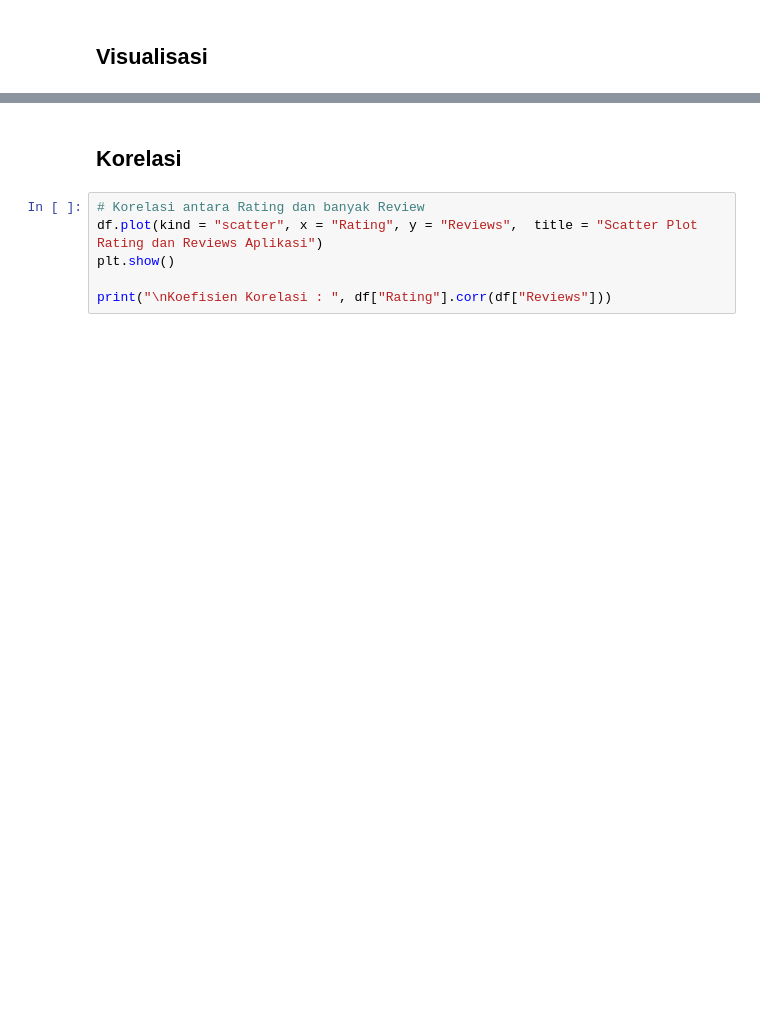
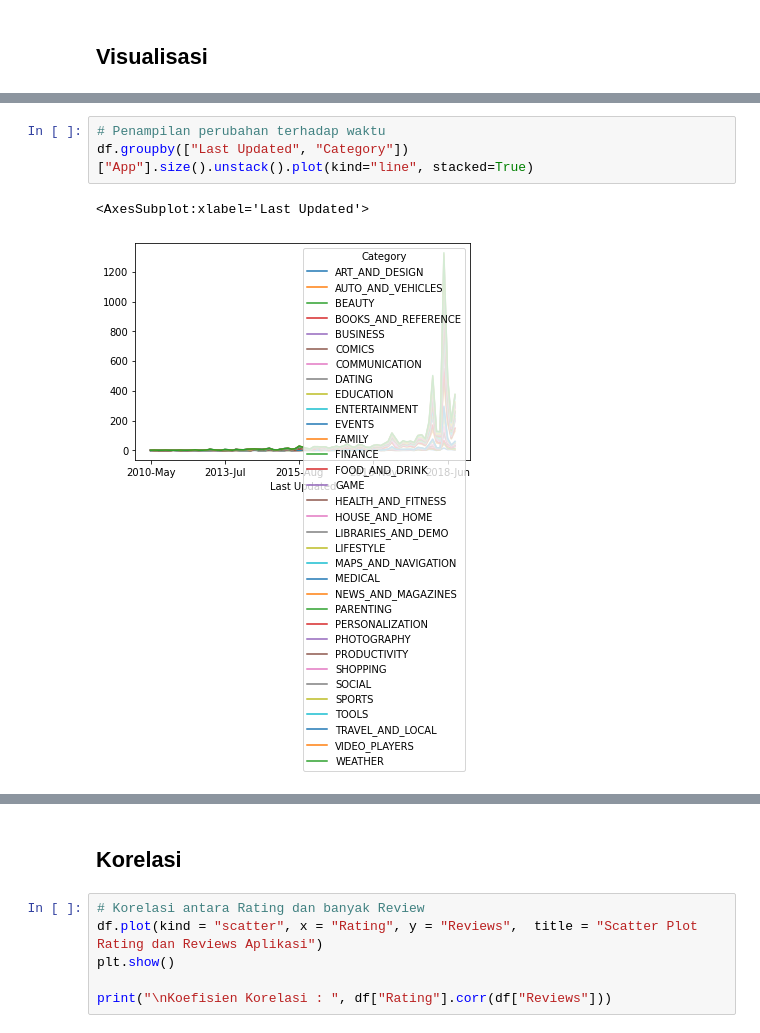
Before and after one commit to msyahrulsp/TuBesPengKom2, a Jupyter notebook: TuBes.ipynb, the cells around one changed output, grey strips where cells are left out. Drawn from its saved outputs; the diff is of its cells as text; blank space fills up the shorter version.

```diff
--- a/TuBes.ipynb
+++ b/TuBes.ipynb
@@ -117,0 +207,6 @@ df.groupby(["Category"])["Reviews", "Size", "Rating"].mean().sort_values(by=["Re
+# %%
+# Penampilan perubahan terhadap waktu
+df.groupby(["Last Updated", "Category"])["App"].size().unstack().plot(kind="line", stacked=True)
+# %% [output]
+<AxesSubplot:xlabel='Last Updated'>
+[figure, added]
```
Also changed, not shown: parts of 18 cells of this notebook.
